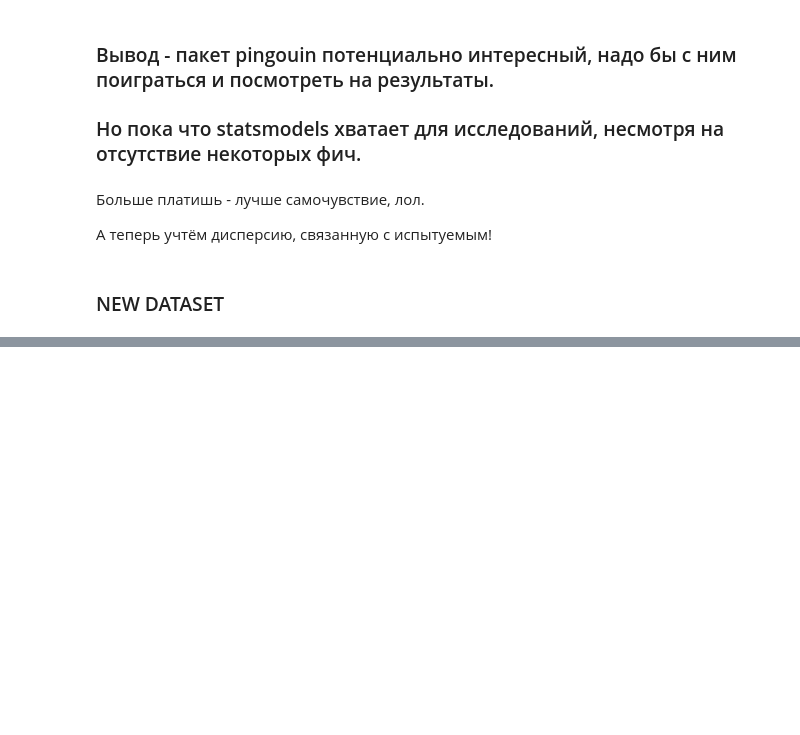
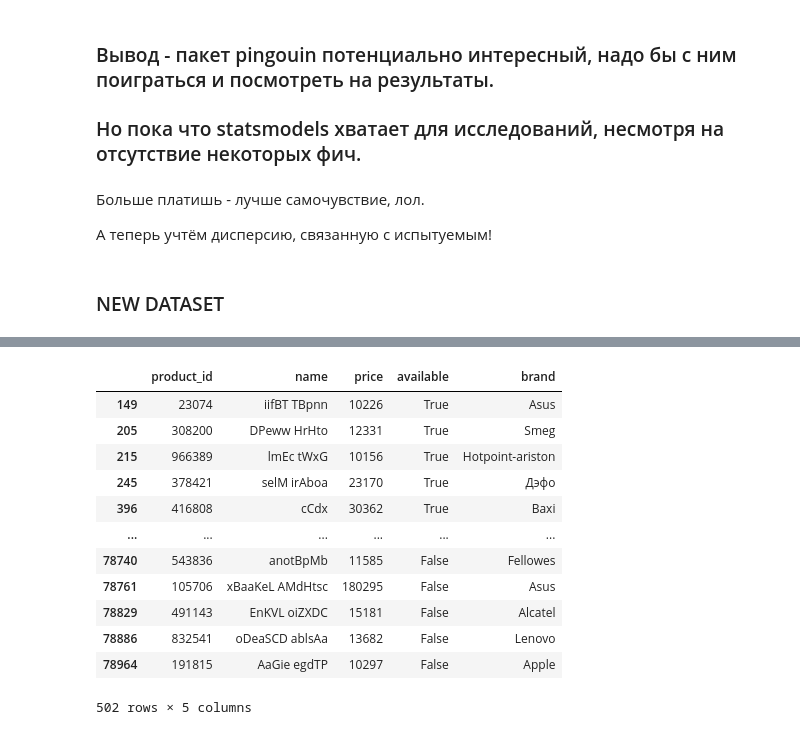
Before and after one commit to Osfory/Statistical_and_Data_Analysis_Test_area, a Jupyter notebook: Python/Common_methods_of_data_analysis.ipynb, the cells around one changed output, grey strips where cells are left out. Saved outputs shown, nothing was run; the diff lists cells and outputs as text; code cells hidden in the pictures; blank space fills up the shorter version.

```diff
--- a/Python/Common_methods_of_data_analysis.ipynb
+++ b/Python/Common_methods_of_data_analysis.ipynb
@@ -1738,0 +1796,18 @@ aov_table_pills_2.loc[["C(pill):C(doctor)"], "F"]
+# %%
+products_df.query("price > 10000")
+# or
+# products_df.loc[products_df["price"] > 10000]
+# %% [output]
+|  | product_id | name | price | available | brand |
+| 149 | 23074 | iifBT TBpnn | 10226 | True | Asus |
+| 205 | 308200 | DPeww HrHto | 12331 | True | Smeg |
+| 215 | 966389 | lmEc tWxG | 10156 | True | Hotpoint-ariston |
+| 245 | 378421 | selM irAboa | 23170 | True | Дэфо |
+| 396 | 416808 | cCdx | 30362 | True | Baxi |
+| ... | ... | ... | ... | ... | ... |
+| 78740 | 543836 | anotBpMb | 11585 | False | Fellowes |
+| 78761 | 105706 | xBaaKeL AMdHtsc | 180295 | False | Asus |
+| 78829 | 491143 | EnKVL oiZXDC | 15181 | False | Alcatel |
+| 78886 | 832541 | oDeaSCD ablsAa | 13682 | False | Lenovo |
+| 78964 | 191815 | AaGie egdTP | 10297 | False | Apple |
+502 rows × 5 columns
```
Also changed, not shown: parts of 12 cells of this notebook.
